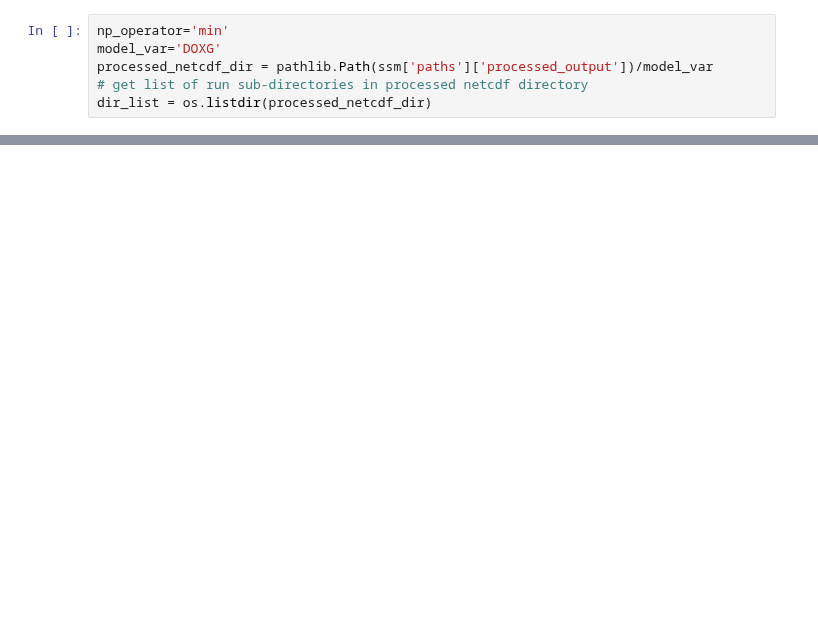
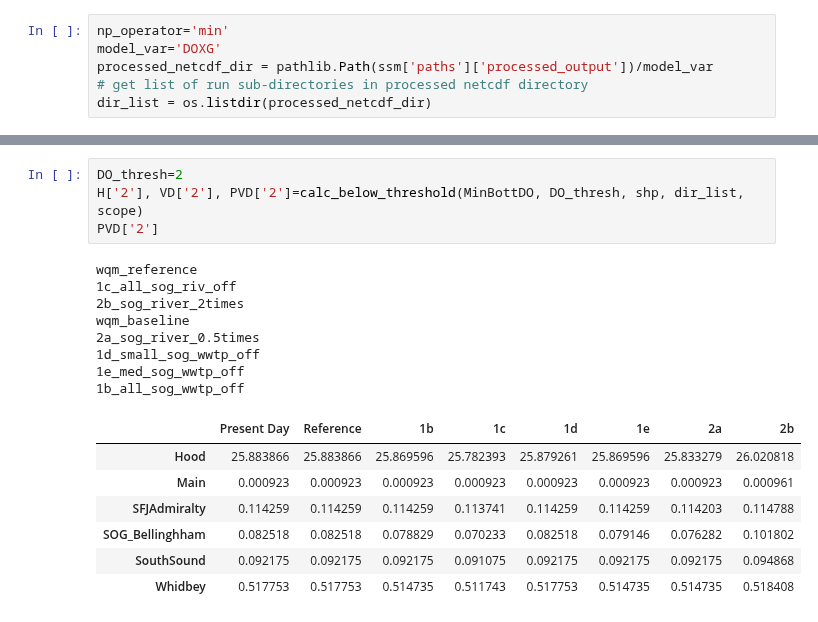
Before and after one commit to UW-PSI/SalishSeaModel-analysis, a Jupyter notebook: notebooks/dev_days_impaired.ipynb, the cells around one changed output, grey strips where cells are left out. Drawn from its saved outputs; the diff is of its cells as text; blank space fills up the shorter version.

```diff
--- a/notebooks/dev_days_impaired.ipynb
+++ b/notebooks/dev_days_impaired.ipynb
@@ -60,0 +200,20 @@ with pandas.ExcelWriter(pathlib.Path(excel_output_path)/'ImpairedDays.xlsx', mod
+# %%
+DO_thresh=2
+H['2'], VD['2'], PVD['2']=calc_below_threshold(MinBottDO, DO_thresh, shp, dir_list, scope)
+PVD['2']
+# %% [output]
+wqm_reference
+1c_all_sog_riv_off
+2b_sog_river_2times
+wqm_baseline
+2a_sog_river_0.5times
+1d_small_sog_wwtp_off
+1e_med_sog_wwtp_off
+1b_all_sog_wwtp_off
+|  | Present Day | Reference | 1b | 1c | 1d | 1e | 2a | 2b |
+| Hood | 25.883866 | 25.883866 | 25.869596 | 25.782393 | 25.879261 | 25.869596 | 25.833279 | 26.020818 |
+| Main | 0.000923 | 0.000923 | 0.000923 | 0.000923 | 0.000923 | 0.000923 | 0.000923 | 0.000961 |
+| SFJAdmiralty | 0.114259 | 0.114259 | 0.114259 | 0.113741 | 0.114259 | 0.114259 | 0.114203 | 0.114788 |
+| SOG_Bellinghham | 0.082518 | 0.082518 | 0.078829 | 0.070233 | 0.082518 | 0.079146 | 0.076282 | 0.101802 |
+| SouthSound | 0.092175 | 0.092175 | 0.092175 | 0.091075 | 0.092175 | 0.092175 | 0.092175 | 0.094868 |
+| Whidbey | 0.517753 | 0.517753 | 0.514735 | 0.511743 | 0.517753 | 0.514735 | 0.514735 | 0.518408 |
```
Also changed, not shown: parts of 39 cells of this notebook.
